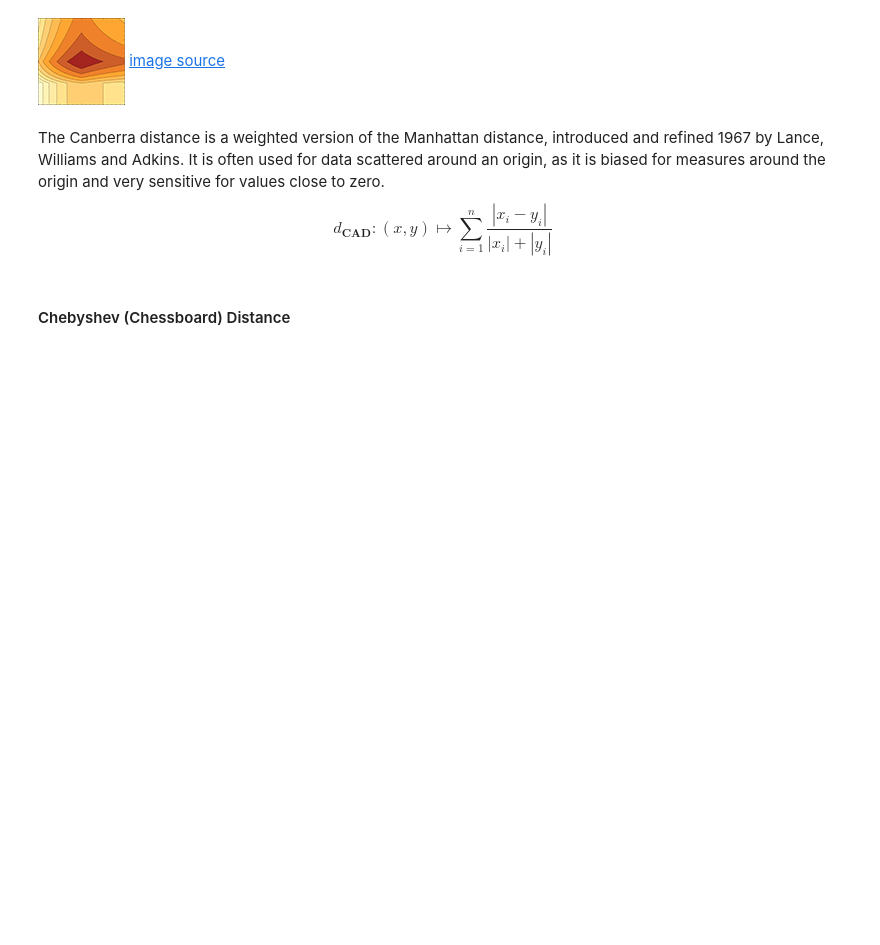
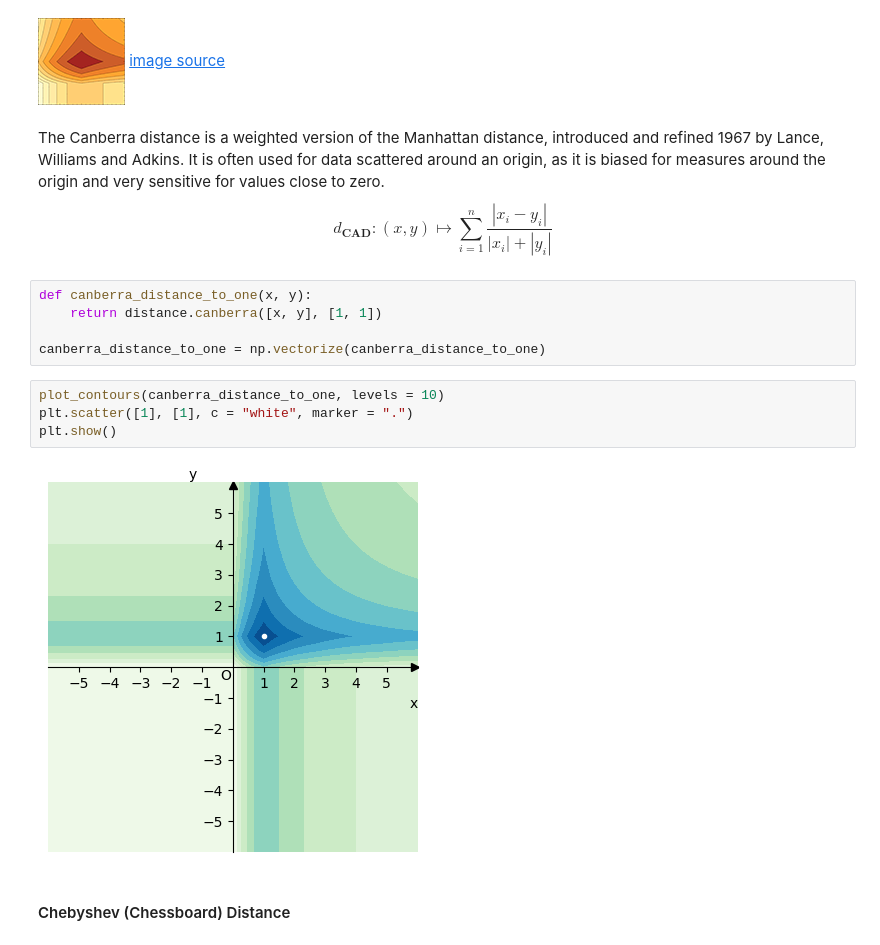
Before and after one commit to dtuleva/Math_Concepts_Visualizations, a Jupyter notebook: clustering.ipynb, the cells around one changed output. Cells and saved outputs as stored; diff of their text form; blank space fills up the shorter version.

```diff
--- a/clustering.ipynb
+++ b/clustering.ipynb
@@ -194,6 +222,17 @@ $$ d_{\mathbf{1}} \equiv d_{\mathbf{SAD}} : (x, y) \mapsto \|x-y\|_1 = \sum_{i=1
 # %% [markdown]
 The Canberra distance is a weighted version of the Manhattan distance, introduced and refined 1967 by Lance, Williams and Adkins. It is often used for data scattered around an origin, as it is biased for measures around the origin and very sensitive for values close to zero.
 $$ d_{\mathbf{CAD}} : (x, y) \mapsto \sum_{i=1}^{n} \frac{|x_i-y_i|}{|x_i|+|y_i|} $$
+# %%
+def canberra_distance_to_one(x, y):
+    return distance.canberra([x, y], [1, 1])
+
+canberra_distance_to_one = np.vectorize(canberra_distance_to_one)
+# %%
+plot_contours(canberra_distance_to_one, levels = 10)
+plt.scatter([1], [1], c = "white", marker = ".")
+plt.show()
+# %% [output]
+[figure, added]
 # %% [markdown]
 #### Chebyshev (Chessboard) Distance
 # %% [markdown]
```
Also changed, not shown: parts of 19 cells of this notebook, 1 other file.
